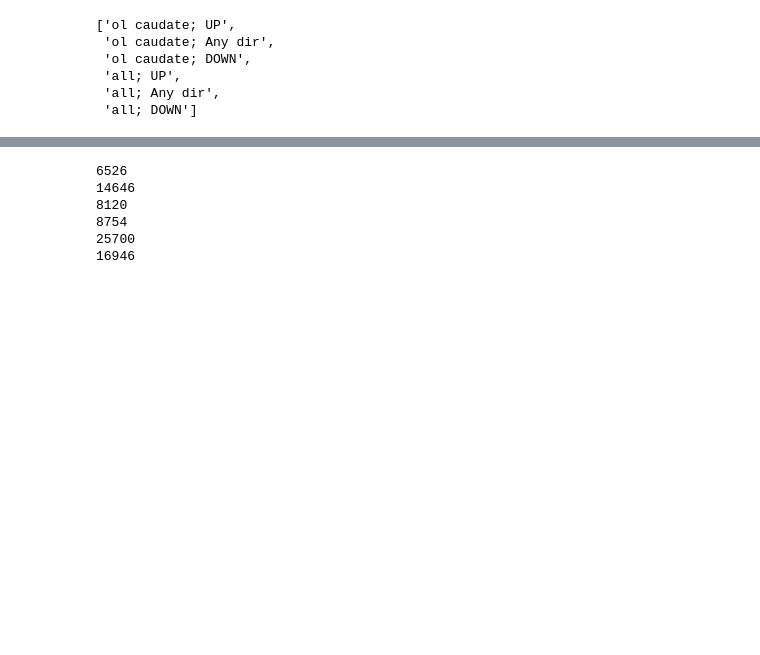
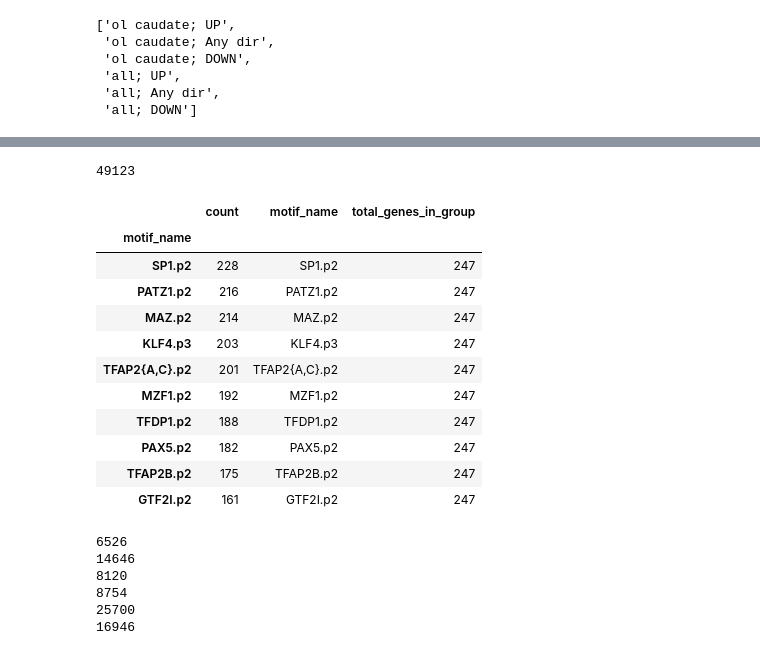
Before and after one commit to aheilbut/pdmouse, a Jupyter notebook: py/pd_chea.ipynb, the cells around one changed output, grey strips where cells are left out. Drawn from its saved outputs; the diff is of its cells as text; code cells hidden in the pictures; blank space fills up the shorter version.

```diff
--- a/py/pd_chea.ipynb
+++ b/py/pd_chea.ipynb
@@ -2792,3 +2807,19 @@ addEnrichedTFStats.i.tf_target_counts.val
+# %%
+getHumanMotifMatches(hd_human_groups["all; UP"]).drop("motif_occurrences", axis=1).sort_index(by="count",ascending=False)[0:10]
+# %% [output]
+49123
+|  | count | motif_name | total_genes_in_group |
+| motif_name |  |  |  |
+| SP1.p2 | 228 | SP1.p2 | 247 |
+| PATZ1.p2 | 216 | PATZ1.p2 | 247 |
+| MAZ.p2 | 214 | MAZ.p2 | 247 |
+| KLF4.p3 | 203 | KLF4.p3 | 247 |
+| TFAP2{A,C}.p2 | 201 | TFAP2{A,C}.p2 | 247 |
+| MZF1.p2 | 192 | MZF1.p2 | 247 |
+| TFDP1.p2 | 188 | TFDP1.p2 | 247 |
+| PAX5.p2 | 182 | PAX5.p2 | 247 |
+| TFAP2B.p2 | 175 | TFAP2B.p2 | 247 |
+| GTF2I.p2 | 161 | GTF2I.p2 | 247 |
 # %%
 hd_human_tfs = {}
 for g in hd_human_groups.keys():
```
Also changed, not shown: parts of 26 cells of this notebook, 5 other files.
